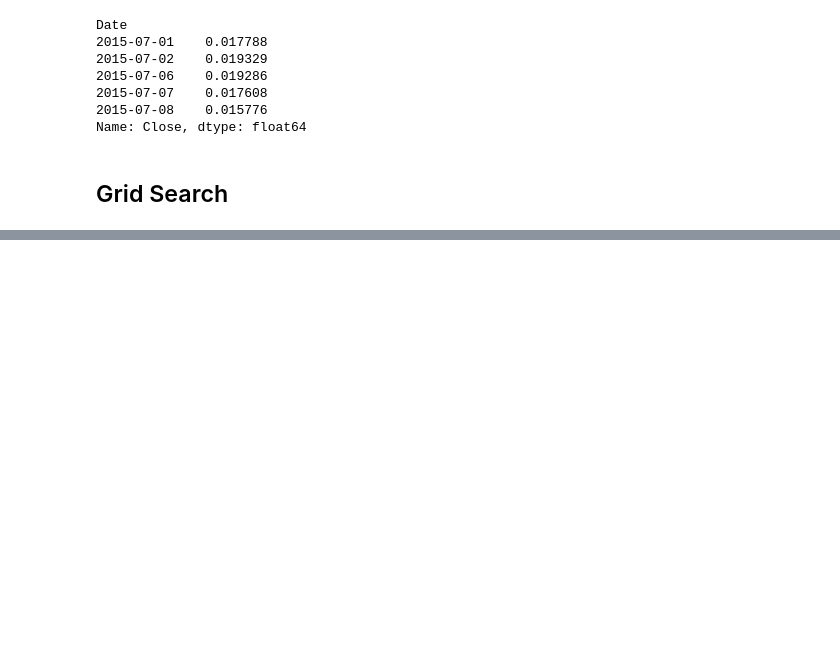
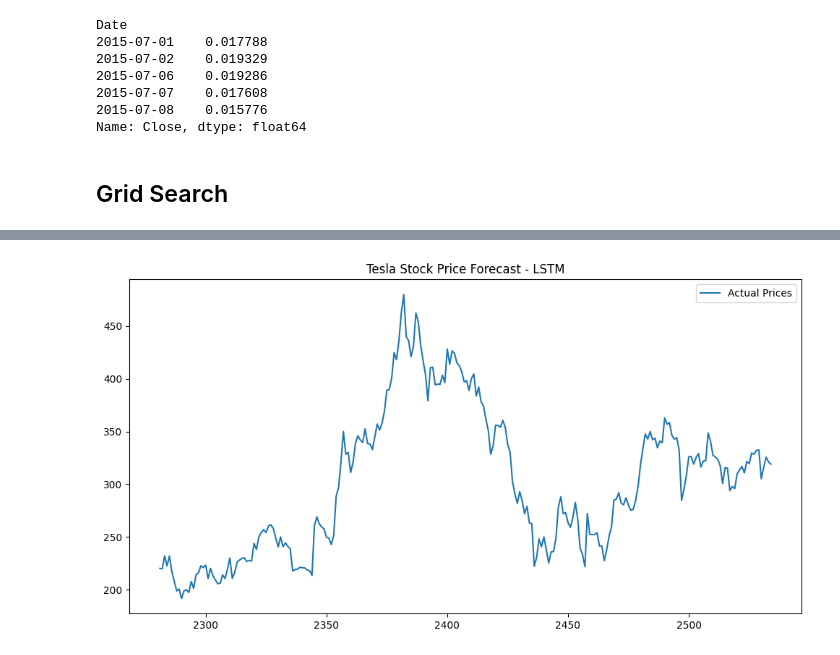
Before and after one commit to mubarek4566/Time-Series-Forecasting-Portfolio-Optimization, a Jupyter notebook: notebooks/main.ipynb, the cells around one changed output, grey strips where cells are left out. Cells and saved outputs as stored; diff of their text form; code cells hidden in the pictures; blank space fills up the shorter version.

```diff
--- a/notebooks/main.ipynb
+++ b/notebooks/main.ipynb
@@ -415,3 +415,6 @@ Date
 Name: Close, dtype: float64
 # %% [markdown]
 ## Grid Search
+# %%
+data = pd.read_csv('tsla.csv')
+data.head()
@@ -418,3 +431,5 @@ Name: Close, dtype: float64
 # %%
-LSTM_s = LSTM_search(train)
+df = data["Close"]
+train_size = int(len(df) * 0.9)
+train, test = df[:train_size], df[train_size:]
 # %%
@@ -421,0 +606,10 @@ model = LSTM_s.prepare_data()
+# %%
+# Plot results
+plt.figure(figsize=(12, 6))
+plt.plot(test.index, test, label="Actual Prices")
+plt.plot(test.index, lstm_predictions, label="LSTM Predictions")
+plt.legend()
+plt.title("Tesla Stock Price Forecast - LSTM")
+plt.show()
+# %% [output]
+[figure, added]
```
Also changed, not shown: parts of 18 cells of this notebook, 1 other file.
